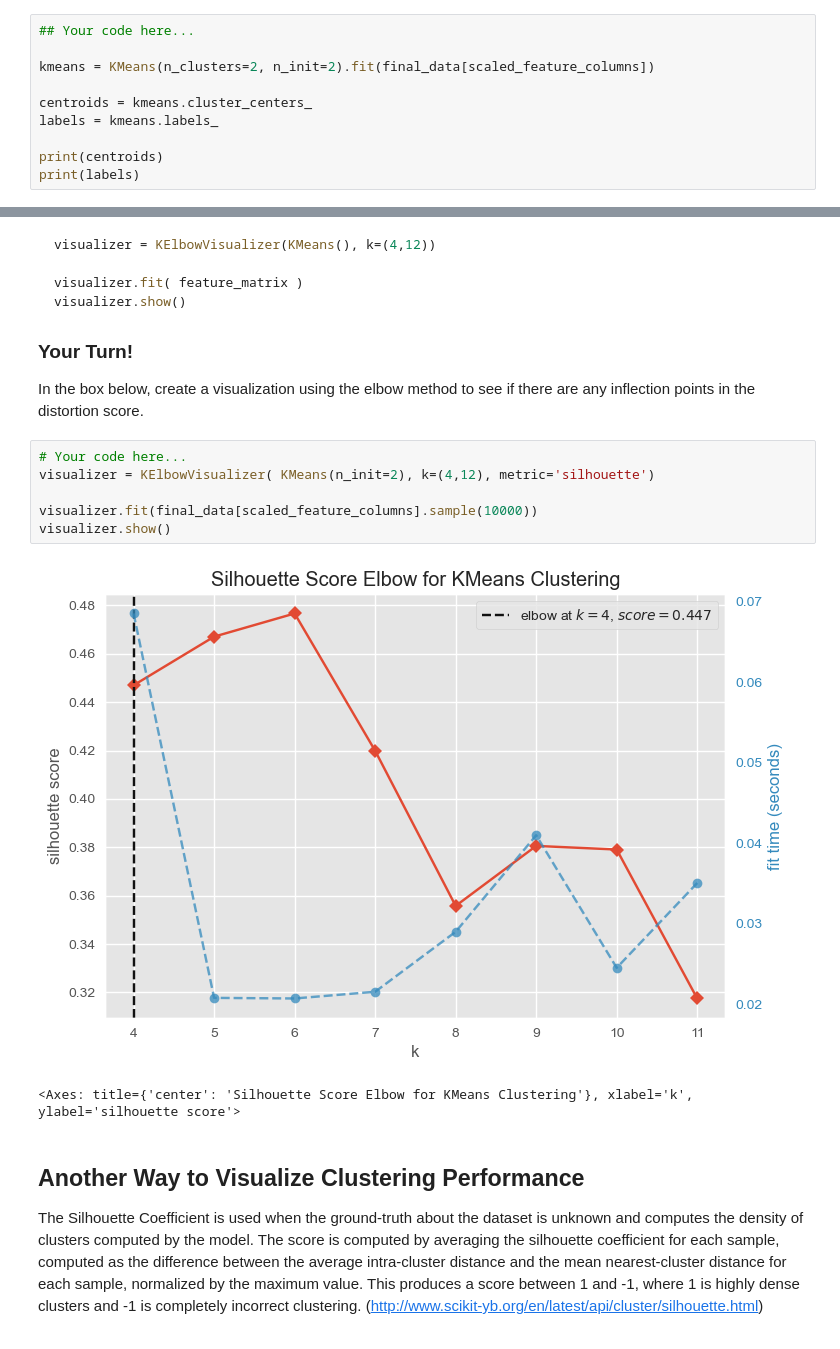
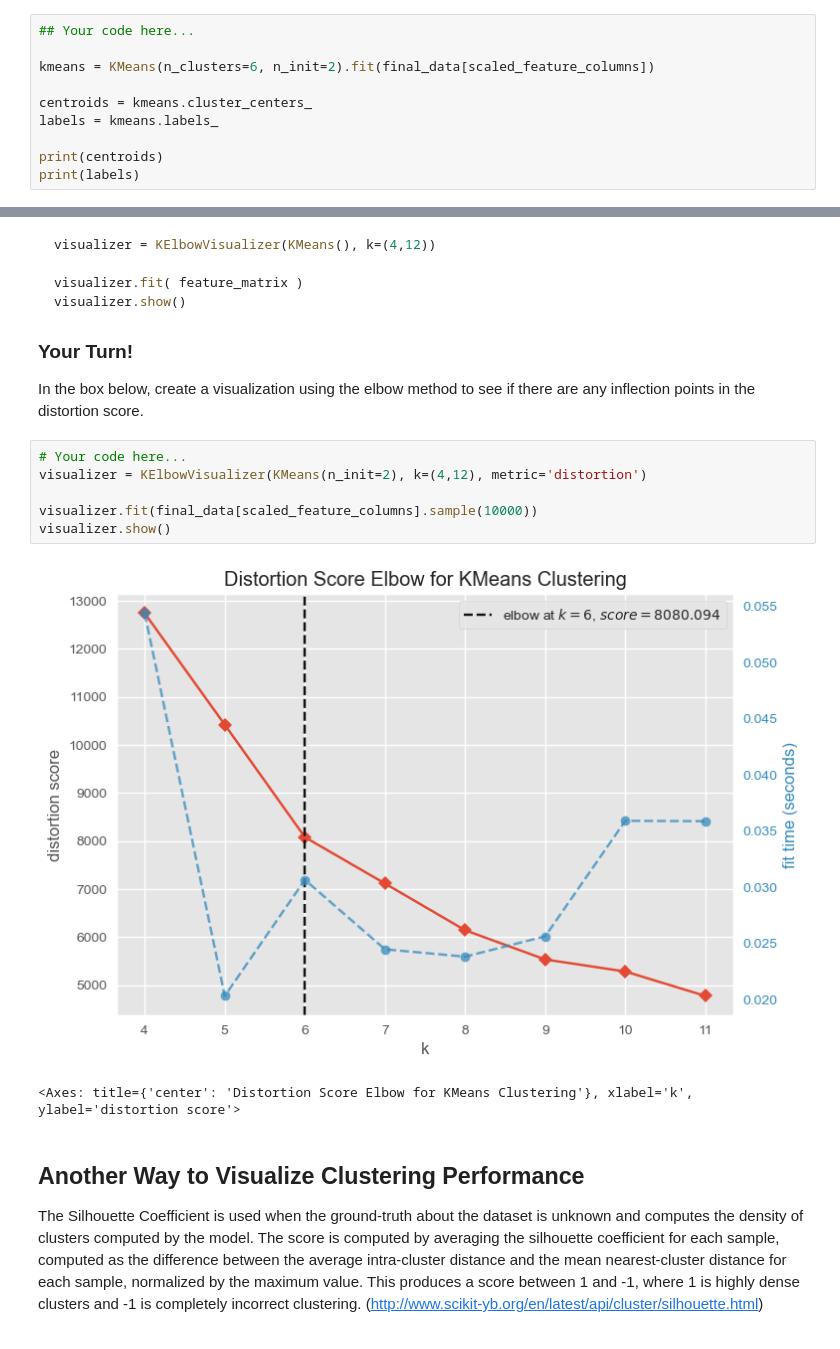
Before and after one commit to gtkcyber/blackhat_2024, a Jupyter notebook: answers/Worksheet 6.0 - Clustering - Answers.ipynb, the cells around one changed output, grey strips where cells are left out. Drawn from its saved outputs; the diff is of its cells as text.

```diff
--- a/answers/Worksheet 6.0 - Clustering - Answers.ipynb
+++ b/answers/Worksheet 6.0 - Clustering - Answers.ipynb
@@ -124,7 +124,7 @@ Remember to use the **scaled features** for your clustering.
 # %%
 ## Your code here...
 
-kmeans = KMeans(n_clusters=2, n_init=2).fit(final_data[scaled_feature_columns])
+kmeans = KMeans(n_clusters=6, n_init=2).fit(final_data[scaled_feature_columns])
 
 centroids = kmeans.cluster_centers_
 labels = kmeans.labels_
@@ -262,13 +279,13 @@ visualizer.show()
 In the box below, create a visualization using the elbow method to see if there are any inflection points in the distortion score.
 # %%
 # Your code here...
-visualizer = KElbowVisualizer( KMeans(n_init=2), k=(4,12), metric='silhouette')
+visualizer = KElbowVisualizer(KMeans(n_init=2), k=(4,12), metric='distortion')
 
 visualizer.fit(final_data[scaled_feature_columns].sample(10000))
 visualizer.show()
 # %% [output]
-[figure, old version]
+[figure, new version]
-<Axes: title={'center': 'Silhouette Score Elbow for KMeans Clustering'}, xlabel='k', ylabel='silhouette score'>
+<Axes: title={'center': 'Distortion Score Elbow for KMeans Clustering'}, xlabel='k', ylabel='distortion score'>
 # %% [markdown]
 ## Another Way to Visualize Clustering Performance
 The Silhouette Coefficient is used when the ground-truth about the dataset is unknown and computes the density of clusters computed by the model. The score is computed by averaging the silhouette coefficient for each sample, computed as the difference between the average intra-cluster distance and the mean nearest-cluster distance for each sample, normalized by the maximum value. This produces a score between 1 and -1, where 1 is highly dense clusters and -1 is completely incorrect clustering. (http://www.scikit-yb.org/en/latest/api/cluster/silhouette.html)
```
Also changed, not shown: parts of 21 cells of this notebook, 3 other files.
